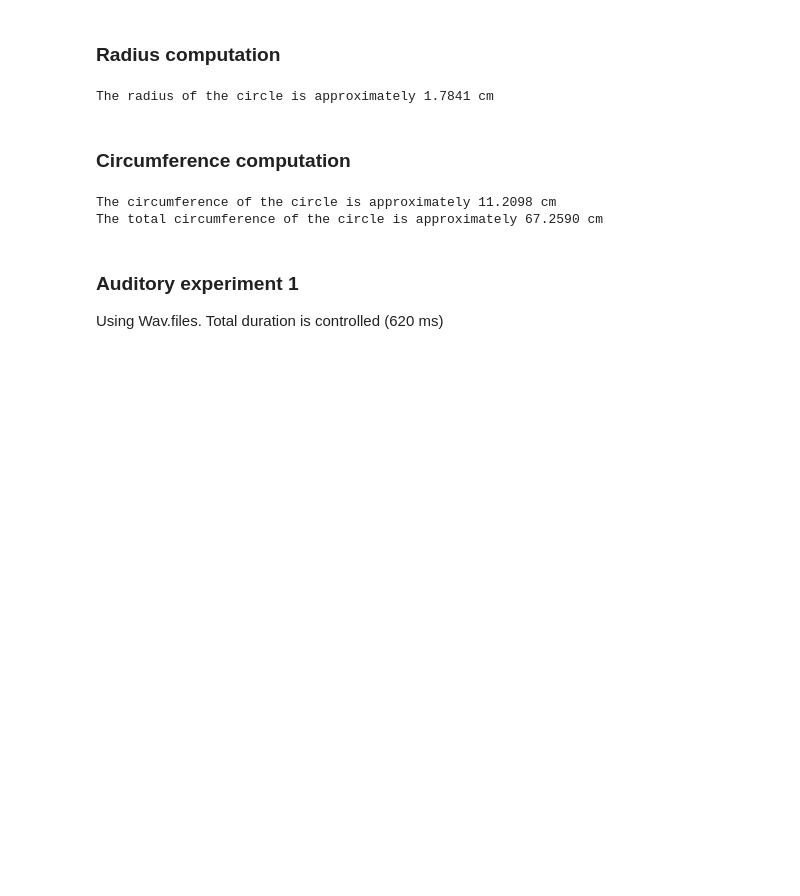
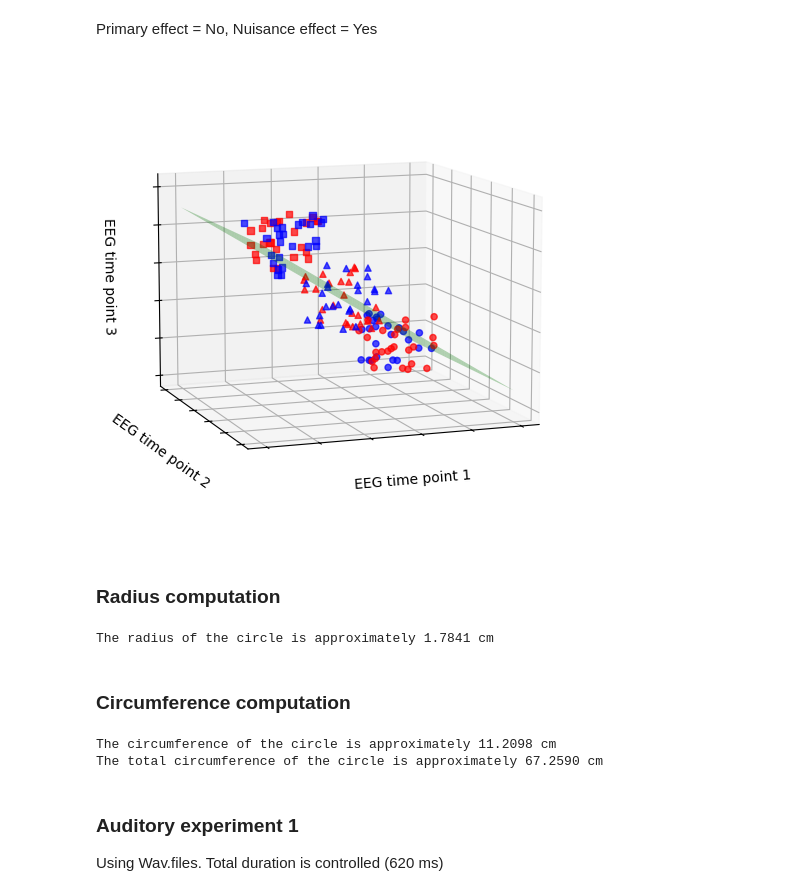
Before and after one commit to KazukiMaruo/2025_MINT, a Jupyter notebook: experiment/pilot.ipynb, the cells around one changed output. Saved outputs shown, nothing was run; the diff lists cells and outputs as text; code cells hidden in the pictures; blank space fills up the shorter version.

```diff
--- a/experiment/pilot.ipynb
+++ b/experiment/pilot.ipynb
@@ -1,3 +195,72 @@
+# %% [markdown]
+Primary effect = No, Nuisance effect = Yes
+# %%
+import matplotlib.pyplot as plt
+import numpy as np
+
+# Fixing random state for reproducibility
+np.random.seed(19680801)
+
+def randrange(n, vmin, vmax):
+    """
+    Helper function to make an array of random numbers having shape (n, )
+    with each number distributed Uniform(vmin, vmax).
+    """
+    return (vmax - vmin) * np.random.rand(n) + vmin
+
+fig = plt.figure(figsize=(8, 6))
+ax = fig.add_subplot(projection='3d')
+
+n = 150  # Total points, divided among shapes and labels
+
+# Define shapes and labels
+shapes = ['o', '^', 's']  # Circle, Triangle, Square
+shape_labels = ['single dot size', 'total dot size', 'circumference']
+
+# Define colors based on labels '1' and '2'
+colors = ['b', 'r']  # 'b' for label '1' and 'r' for label '2'
+labels = ['1', '2']
+
+# Define spatial clusters for each figure shape
+shape_x_ranges = [(0, 0.3), (0.35, 0.65), (0.7, 1)]  # X-axis ranges for each shape
+shape_y_ranges = [(0, 0.3), (0.35, 0.65), (0.7, 1)]  # Y-axis ranges for each shape
+shape_z_ranges = [(0, 0.3), (0.35, 0.65), (0.7, 1)]  # Z-axis ranges for each shape
+
+# Plot points for each shape, with color based on label '1' or '2'
+for i, (shape, shape_label) in enumerate(zip(shapes, shape_labels)):
+    for j, label in enumerate(labels):
+        color = colors[j]
+        xs = randrange(n // 6, *shape_x_ranges[i])
+        ys = randrange(n // 6, *shape_y_ranges[i])
+        zs = randrange(n // 6, *shape_z_ranges[i])
+        ax.scatter(xs, ys, zs, color=color, marker=shape, label=f'{label} {shape_label}' if i == 0 else "", alpha=0.7)
+
+# Set axis labels
+ax.set_xlabel('EEG time point 1', size=10)
+ax.set_ylabel('EEG time point 2', size=10)
+ax.set_zlabel('EEG time point 3', size=10)
+
+# Remove numerical tick labels
+ax.set_xticklabels([])
+ax.set_yticklabels([])
+ax.set_zticklabels([])
+
+# Set view angle for better visibility
+ax.view_init(elev=10, azim=70)
+
+# Plot a hyperplane at z = 0.45 to separate numerosity 1 and numerosity 2
+xx, yy = np.meshgrid(np.linspace(0, 1, 10), np.linspace(0, 1, 10))
+zz = np.meshgrid(np.linspace(0.1, 0.9, 10)) * np.ones_like(xx)  # Set the z-values of the plane
+
+# Plot the hyperplane
+ax.plot_surface(xx, yy, zz, color='green', alpha=0.3, edgecolor='none')
+
+
+# Save and show plot
+plt.savefig('image_shape_color_label.png')
+plt.show()
+# %% [output]
+[figure, added]
 # %% [markdown]
 ### Radius computation
 # %%
```
Also changed, not shown: parts of 6 cells of this notebook.
